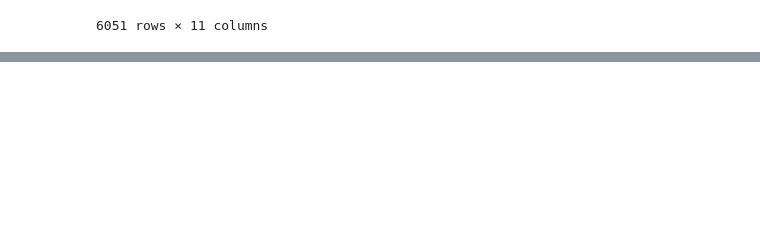
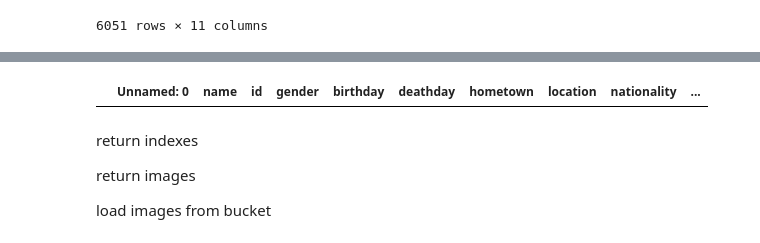
Before and after one commit to sweetmanco/artsy-fartsci, a Jupyter notebook: notebooks/get_artist_ID_info.ipynb, the cells around one changed output, grey strips where cells are left out. Cells and saved outputs as stored; diff of their text form; code cells hidden in the pictures; blank space fills up the shorter version.

```diff
--- a/notebooks/get_artist_ID_info.ipynb
+++ b/notebooks/get_artist_ID_info.ipynb
@@ -333,2 +321,18 @@ final_df_filled
 # %%
 final_df_filled.to_csv('final_df_filled.csv')
+# %%
+load_df = pd.read_csv('/home/asweetman/code/sweetmanco/artsy-fartsci-back/notebooks/final_df_filled.csv')
+# %%
+def search_dataframe(df, column, value):
+    return df.loc[df[column] == value]
+# %%
+search_dataframe(load_df,'id','515b059038ad2dfc7700012b')
+# %% [output]
+|  | Unnamed: 0 | name | id | gender | birthday | deathday | hometown | location | nationality | ... |
+# %% [markdown]
+
+return indexes
+
+return images
+
+load images from bucket
```
Also changed, not shown: parts of 1 cell of this notebook.
